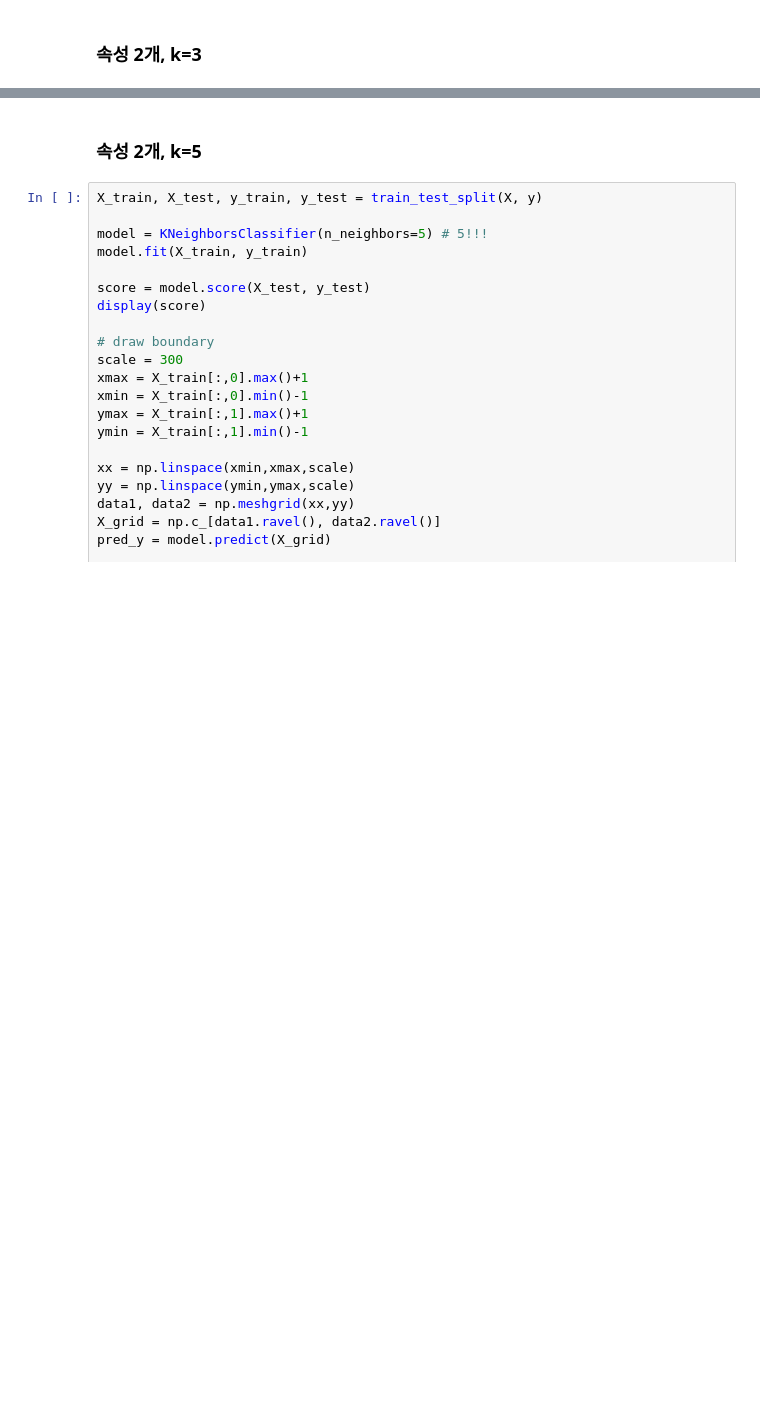
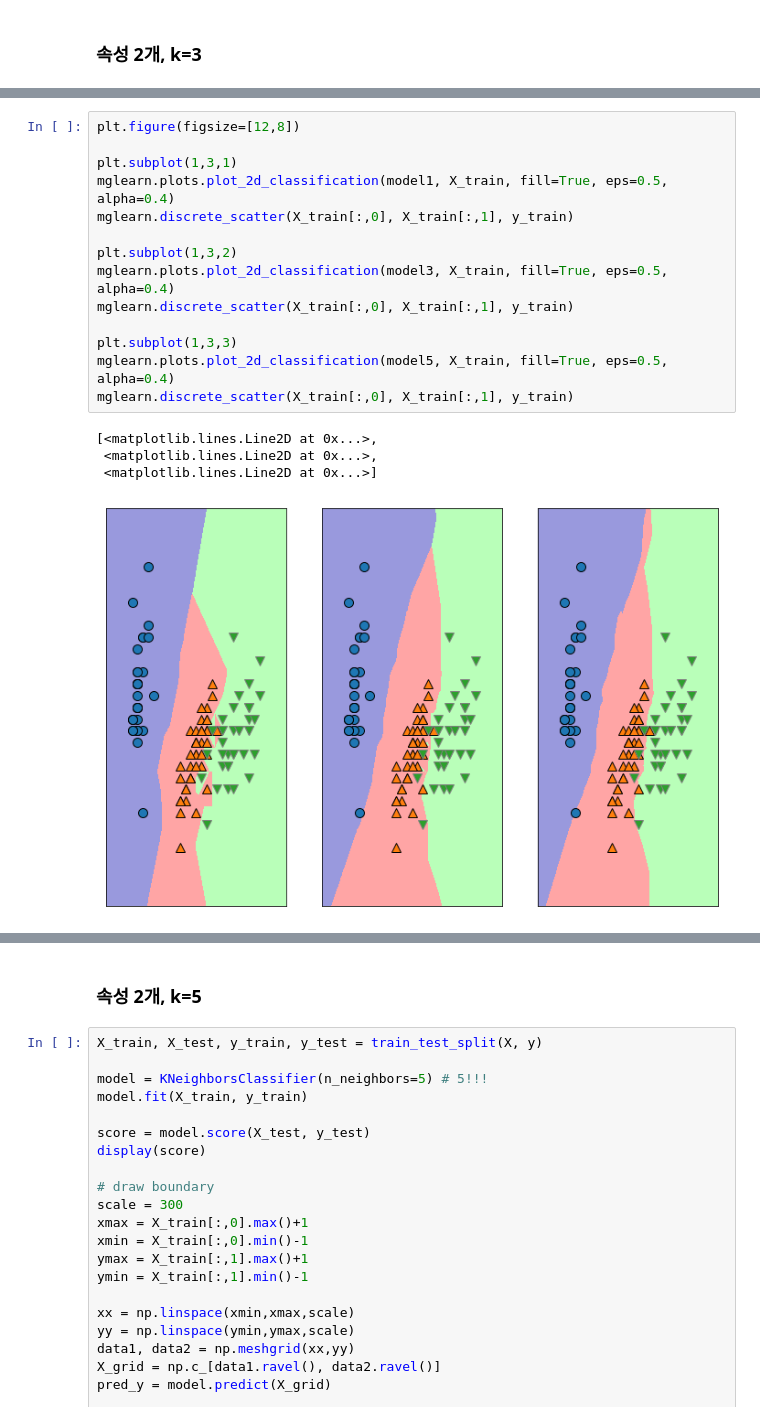
Before and after one commit to gubosd/lecture6, a Jupyter notebook: 머신러닝/02_지도학습_01_kNN.ipynb, the cells around one changed output, grey strips where cells are left out. Drawn from its saved outputs; the diff is of its cells as text; blank space fills up the shorter version.

```diff
--- a/머신러닝/02_지도학습_01_kNN.ipynb
+++ b/머신러닝/02_지도학습_01_kNN.ipynb
@@ -270,3 +277,22 @@ Text(0.5,1,'1-NN : iris (petal width vs sepal width)')
+# %%
+plt.figure(figsize=[12,8])
+
+plt.subplot(1,3,1)
+mglearn.plots.plot_2d_classification(model1, X_train, fill=True, eps=0.5, alpha=0.4)
+mglearn.discrete_scatter(X_train[:,0], X_train[:,1], y_train)
+
+plt.subplot(1,3,2)
+mglearn.plots.plot_2d_classification(model3, X_train, fill=True, eps=0.5, alpha=0.4)
+mglearn.discrete_scatter(X_train[:,0], X_train[:,1], y_train)
+
+plt.subplot(1,3,3)
+mglearn.plots.plot_2d_classification(model5, X_train, fill=True, eps=0.5, alpha=0.4)
+mglearn.discrete_scatter(X_train[:,0], X_train[:,1], y_train)
+# %% [output]
+[<matplotlib.lines.Line2D at 0x...>,
+ <matplotlib.lines.Line2D at 0x...>,
+ <matplotlib.lines.Line2D at 0x...>]
+[figure, added]
 # %%
 model = KNeighborsClassifier(n_neighbors=3) # 3!!!
 model.fit(X_train, y_train)
```
Also changed, not shown: parts of 14 cells of this notebook.
